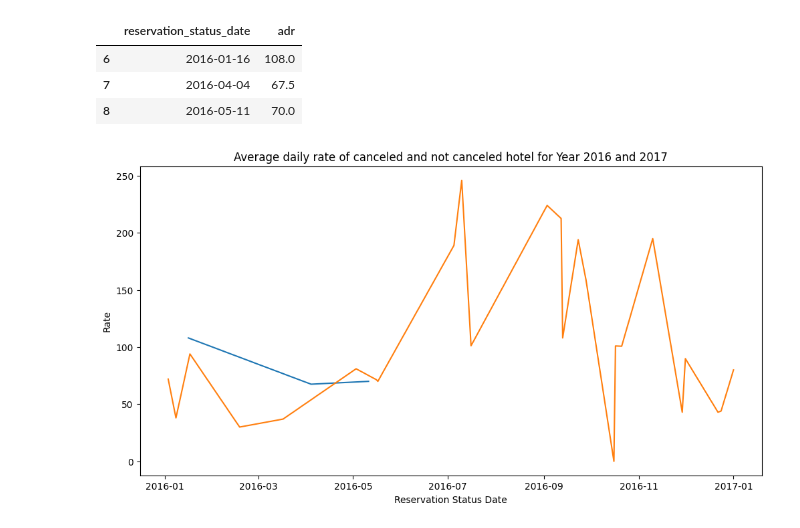
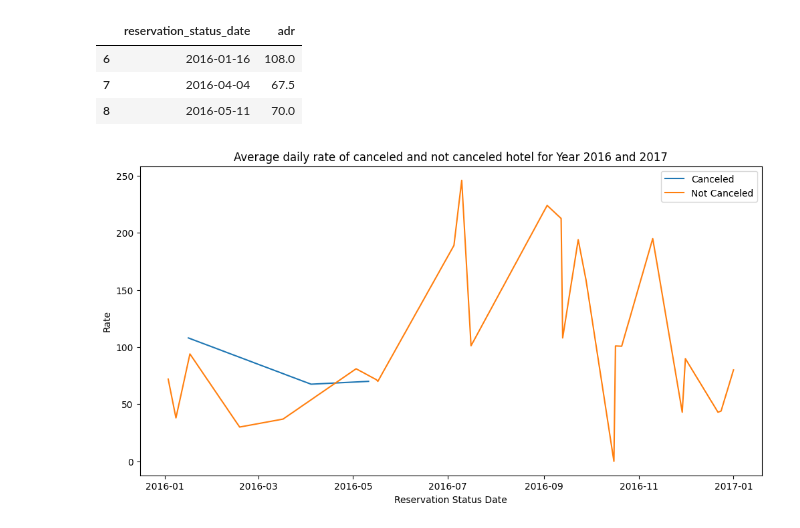
Before and after one commit to mrmahendra27/Projects, a Jupyter notebook: Data Analysis/Hotel_Data_Analysis.ipynb, the cells around one changed output. Drawn from its saved outputs; the diff is of its cells as text; code cells hidden in the pictures.

```diff
--- a/Data Analysis/Hotel_Data_Analysis.ipynb
+++ b/Data Analysis/Hotel_Data_Analysis.ipynb
@@ -409,10 +420,11 @@ canceled_hotel_adr
 # %%
 plt.figure(figsize=(12, 6))
 plt.plot(canceled_hotel_adr['reservation_status_date'], canceled_hotel_adr['adr'], label="Canceled")
 plt.plot(not_canceled_hotel_adr['reservation_status_date'], not_canceled_hotel_adr['adr'], label="Not Canceled")
 plt.title("Average daily rate of canceled and not canceled hotel for Year 2016 and 2017")
 plt.xlabel("Reservation Status Date")
 plt.ylabel("Rate")
+plt.legend()
 plt.show()
 # %% [output]
-[figure, old version]
+[figure, new version]
```
Also changed, not shown: parts of 5 cells of this notebook.
